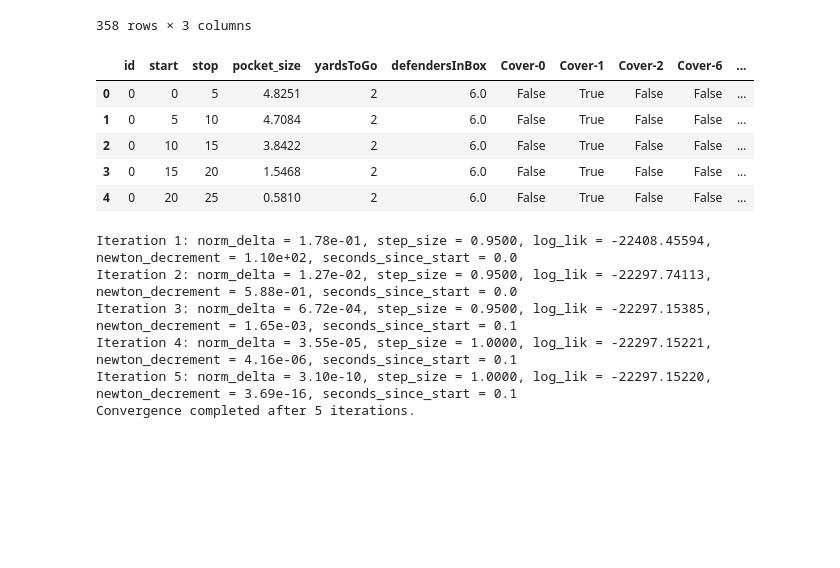
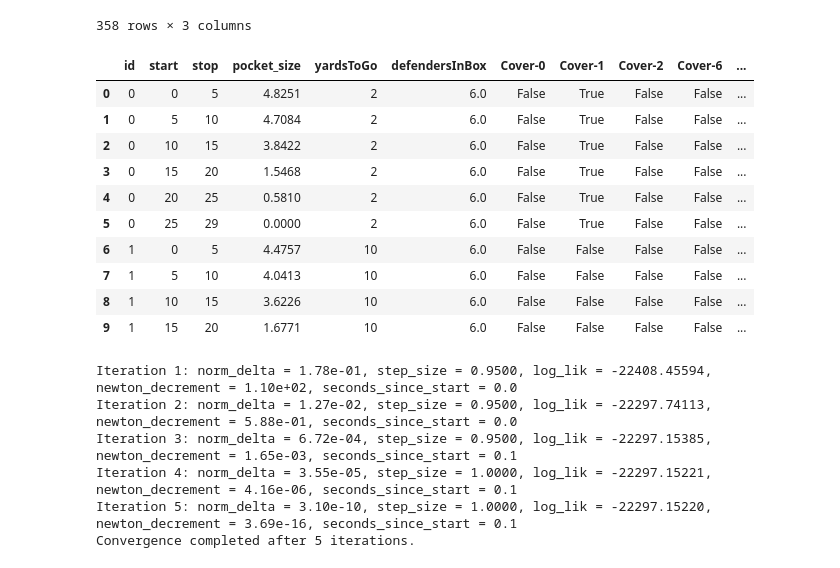
Before and after one commit to maschill/NFLPocketSurvival, a Jupyter notebook: cox_time_varying.ipynb, the cells around one changed output. Saved outputs shown, nothing was run; the diff lists cells and outputs as text; code cells hidden in the pictures; blank space fills up the shorter version.

Commit message:
time varying hazards inspection

```diff
--- a/cox_time_varying.ipynb
+++ b/cox_time_varying.ipynb
@@ -200,7 +200,7 @@ X.loc[X.collapse_event == X.pass_event, ['time', 'collapse_event', 'pass_event']
 datapoints = []
 for idx in trange(len(X)):
     d = X.iloc[idx].to_dict()
-    for ti in range(5, min(d["time"]+4, 41), 5):
+    for ti in range(5, min(d["time"]+5, 41), 5):
         start = ti-5
         if (ti < 40) and (ti < d["time"]):
             stop = ti
@@ -225,14 +225,19 @@ tvx = pd.DataFrame(datapoints)
 # %%
 X_train, X_test = train_test_split(tvx.id.unique(), test_size=0.2)
 # %%
-tvx.loc[tvx.id.isin(X_train), tv_cols+base_feat+["pass_event"]].head()
+tvx.loc[tvx.id.isin(X_train), tv_cols+base_feat+["pass_event", "collapse_event"]].head(10)
 # %% [output]
 |  | id | start | stop | pocket_size | yardsToGo | defendersInBox | Cover-0 | Cover-1 | Cover-2 | Cover-6 | ... |
 | 0 | 0 | 0 | 5 | 4.8251 | 2 | 6.0 | False | True | False | False | ... |
 | 1 | 0 | 5 | 10 | 4.7084 | 2 | 6.0 | False | True | False | False | ... |
 | 2 | 0 | 10 | 15 | 3.8422 | 2 | 6.0 | False | True | False | False | ... |
 | 3 | 0 | 15 | 20 | 1.5468 | 2 | 6.0 | False | True | False | False | ... |
 | 4 | 0 | 20 | 25 | 0.5810 | 2 | 6.0 | False | True | False | False | ... |
+| 5 | 0 | 25 | 29 | 0.0000 | 2 | 6.0 | False | True | False | False | ... |
+| 6 | 1 | 0 | 5 | 4.4757 | 10 | 6.0 | False | False | False | False | ... |
+| 7 | 1 | 5 | 10 | 4.0413 | 10 | 6.0 | False | False | False | False | ... |
+| 8 | 1 | 10 | 15 | 3.6226 | 10 | 6.0 | False | False | False | False | ... |
+| 9 | 1 | 15 | 20 | 1.6771 | 10 | 6.0 | False | False | False | False | ... |
 # %%
 pass_ctv = CoxTimeVaryingFitter(penalizer=0.1)
 pass_ctv.fit(tvx.loc[tvx.id.isin(X_train), tv_cols+base_feat+["pass_event"]], id_col="id", event_col="pass_event", start_col="start", stop_col="stop", show_progress=True)
```
Also changed, not shown: parts of 11 cells of this notebook.
